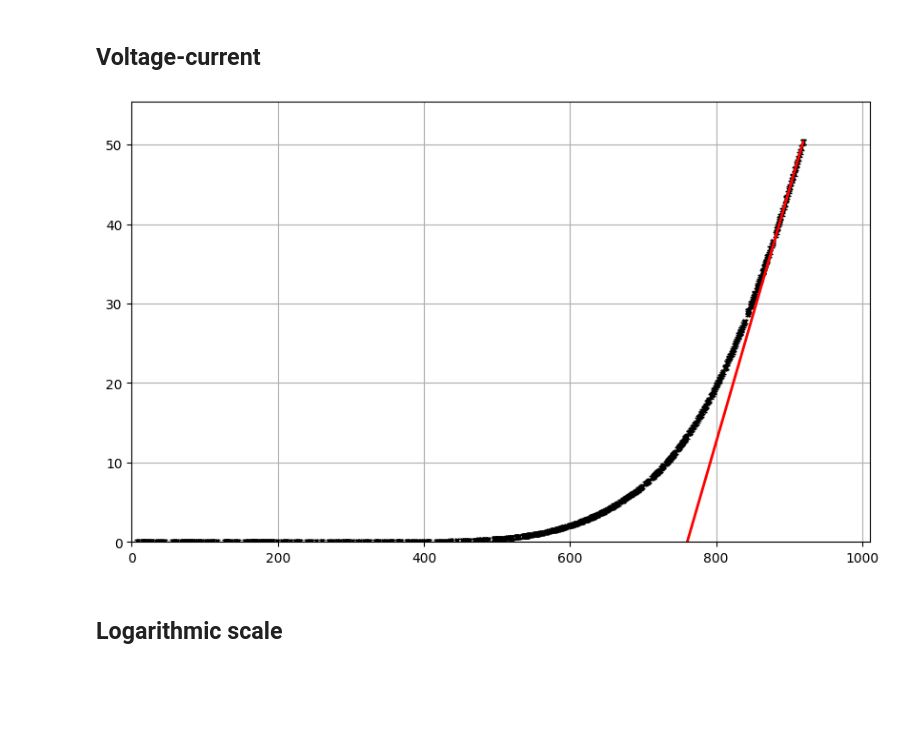
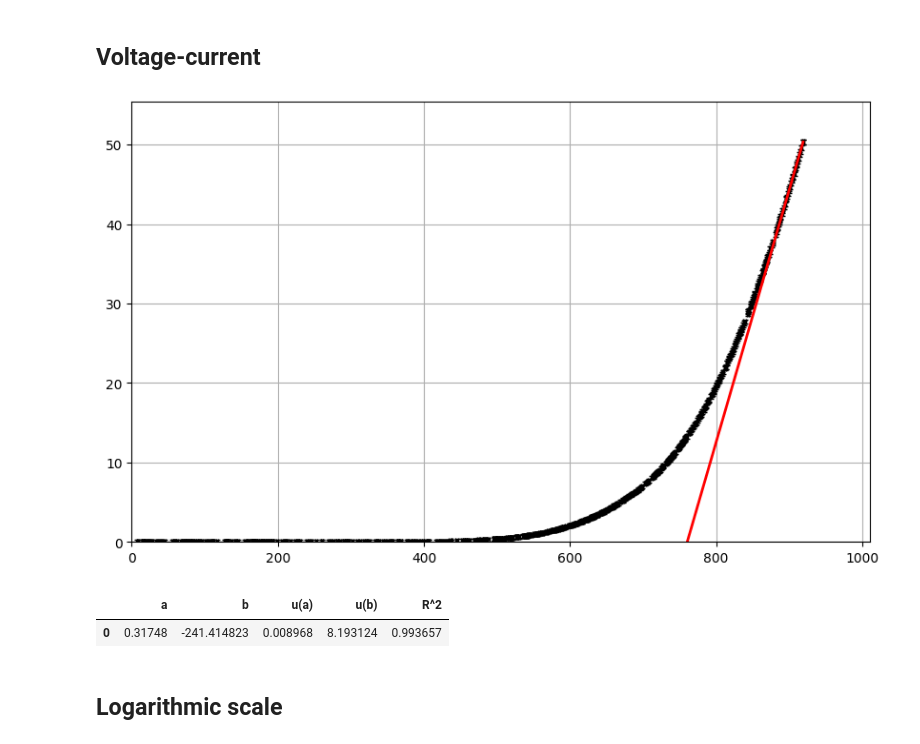
Before and after one commit to ikrzywda/air-cs, a Jupyter notebook: fizyka-3.3/photodiode/notebook.ipynb, the cells around one changed output. Cells and saved outputs as stored; diff of their text form; code cells hidden in the pictures; blank space fills up the shorter version.

```diff
--- a/fizyka-3.3/photodiode/notebook.ipynb
+++ b/fizyka-3.3/photodiode/notebook.ipynb
@@ -95,33 +107,37 @@ df = pd.read_csv(COVERED_DATA_PATH, sep=";")
 df = compute_uncertainties(df)
 
 U_sample, I_sample = df["U"][-10:], df["I"][-10:]
 model = sm.OLS(I_sample, sm.add_constant(U_sample)).fit()
 
 X_pred = np.linspace(0, U_sample.max(), 10)
 X_pred2 = sm.add_constant(X_pred)
 y_pred = model.predict(X_pred2)
 
 
 fig, ax = plt.subplots(figsize=(10, 6))
 
 ax.set_xlim(0, 1.1 * U_sample.max())
 ax.set_ylim(0, 1.1 * I_sample.max())
 
 ax.errorbar(
     df["U"],
     df["I"],
     xerr=df["u(U)"],
     yerr=df["u(I)"],
     color="black",
     fmt=".",
     capsize=2,
     markersize=0,
 )
 plt.plot(X_pred, y_pred, "r-", linewidth=2)
 ax.grid()
 plt.show()
+
+display(linear_regression_rundown(model))
 # %% [output]
 [figure]
+|  | a | b | u(a) | u(b) | R^2 |
+| 0 | 0.31748 | -241.414823 | 0.008968 | 8.193124 | 0.993657 |
 # %% [markdown]
 ## Logarithmic scale
 # %%
```
Also changed, not shown: parts of 10 cells of this notebook.
